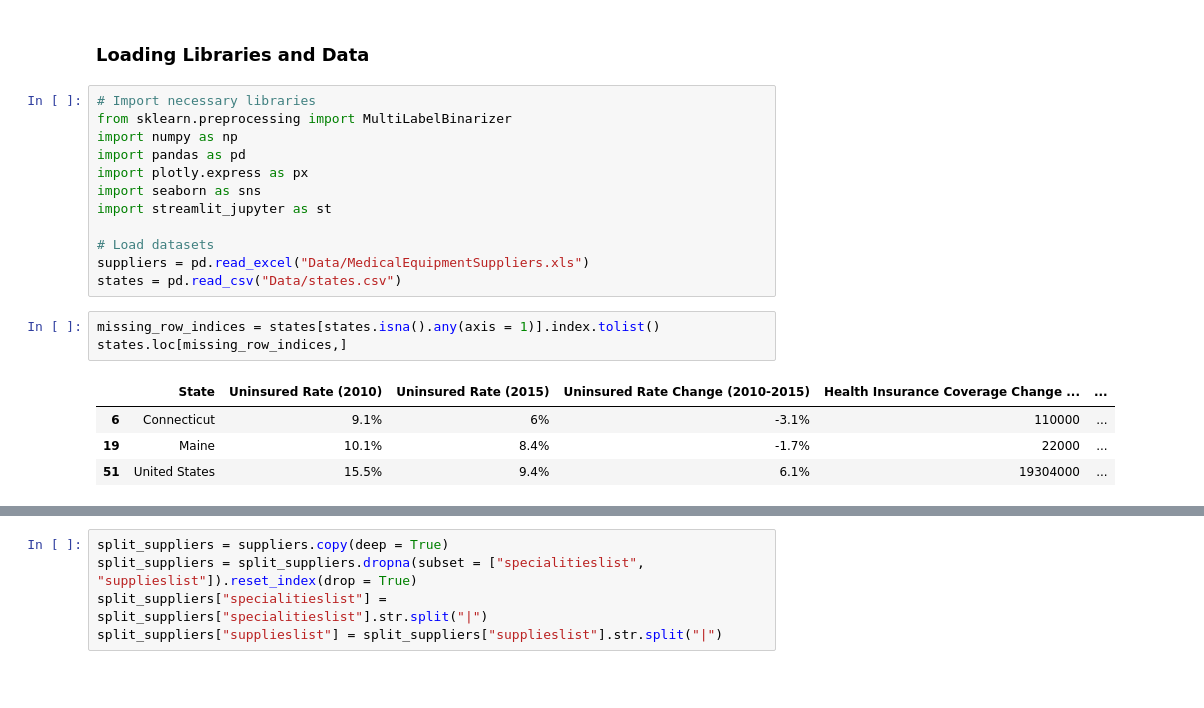
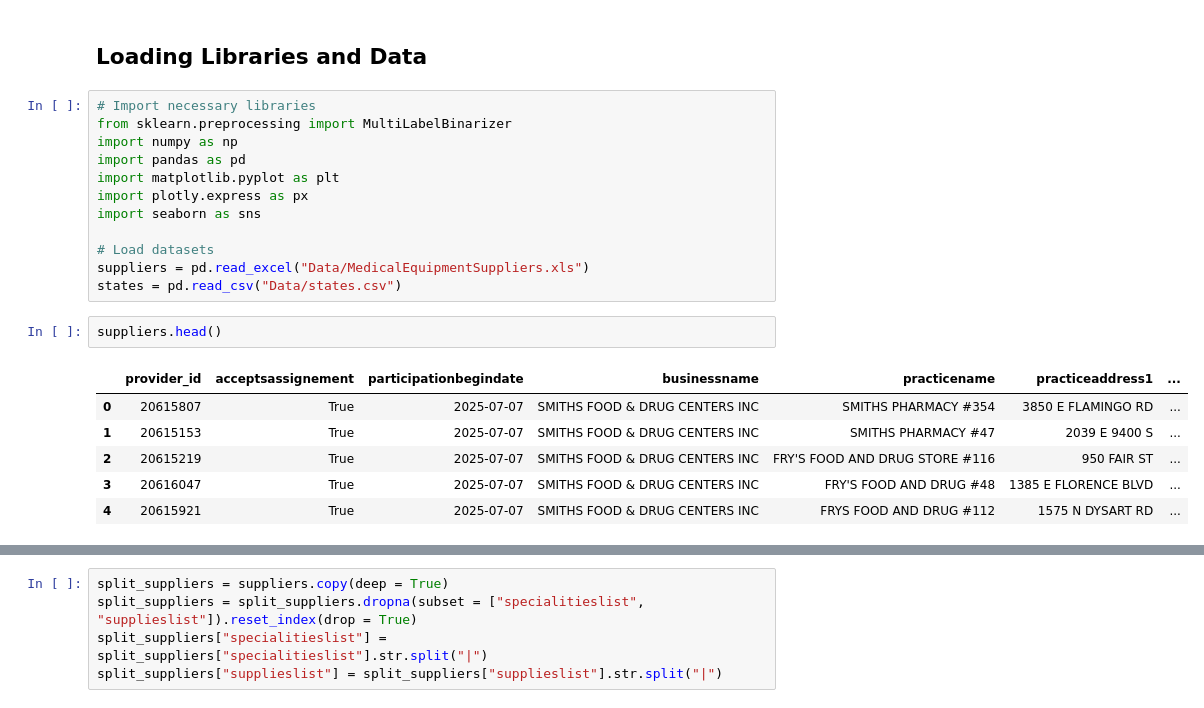
Before and after one commit to ethanduk03/dme_map, a Jupyter notebook: midterm.ipynb, the cells around one changed output, grey strips where cells are left out. Saved outputs shown, nothing was run; the diff lists cells and outputs as text; blank space fills up the shorter version.

```diff
--- a/midterm.ipynb
+++ b/midterm.ipynb
@@ -1,22 +1,23 @@
 # %% [markdown]
-### Loading Libraries and Data
+## Loading Libraries and Data
 # %%
 # Import necessary libraries
 from sklearn.preprocessing import MultiLabelBinarizer
 import numpy as np
 import pandas as pd
+import matplotlib.pyplot as plt
 import plotly.express as px
 import seaborn as sns
-import streamlit_jupyter as st
 
 # Load datasets
 suppliers = pd.read_excel("Data/MedicalEquipmentSuppliers.xls")
 states = pd.read_csv("Data/states.csv")
-# %%
-missing_row_indices = states[states.isna().any(axis = 1)].index.tolist()
-states.loc[missing_row_indices,]
-# %% [output]
-|  | State | Uninsured Rate (2010) | Uninsured Rate (2015) | Uninsured Rate Change (2010-2015) | Health Insurance Coverage Change ... | ... |
-| 6 | Connecticut | 9.1% | 6% | -3.1% | 110000 | ... |
-| 19 | Maine | 10.1% | 8.4% | -1.7% | 22000 | ... |
-| 51 | United States | 15.5% | 9.4% | 6.1% | 19304000 | ... |
+# %%
+suppliers.head()
+# %% [output]
+|  | provider_id | acceptsassignement | participationbegindate | businessname | practicename | practiceaddress1 | ... |
+| 0 | 20615807 | True | 2025-07-07 | SMITHS FOOD & DRUG CENTERS INC | SMITHS PHARMACY #354 | 3850 E FLAMINGO RD | ... |
+| 1 | 20615153 | True | 2025-07-07 | SMITHS FOOD & DRUG CENTERS INC | SMITHS PHARMACY #47 | 2039 E 9400 S | ... |
+| 2 | 20615219 | True | 2025-07-07 | SMITHS FOOD & DRUG CENTERS INC | FRY'S FOOD AND DRUG STORE #116 | 950 FAIR ST | ... |
+| 3 | 20616047 | True | 2025-07-07 | SMITHS FOOD & DRUG CENTERS INC | FRY'S FOOD AND DRUG #48 | 1385 E FLORENCE BLVD | ... |
+| 4 | 20615921 | True | 2025-07-07 | SMITHS FOOD & DRUG CENTERS INC | FRYS FOOD AND DRUG #112 | 1575 N DYSART RD | ... |
```
Also changed, not shown: parts of 13 cells of this notebook, 6 other files.
